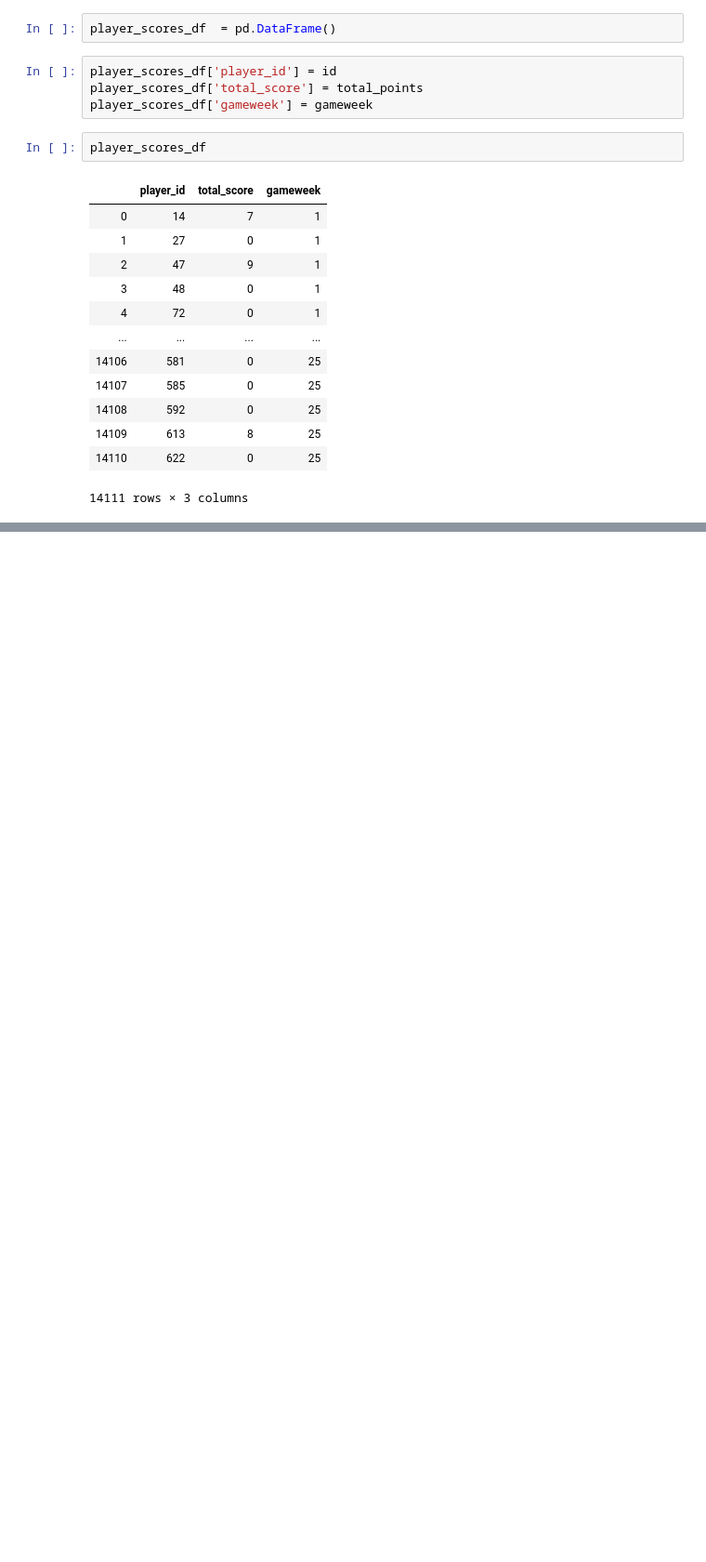
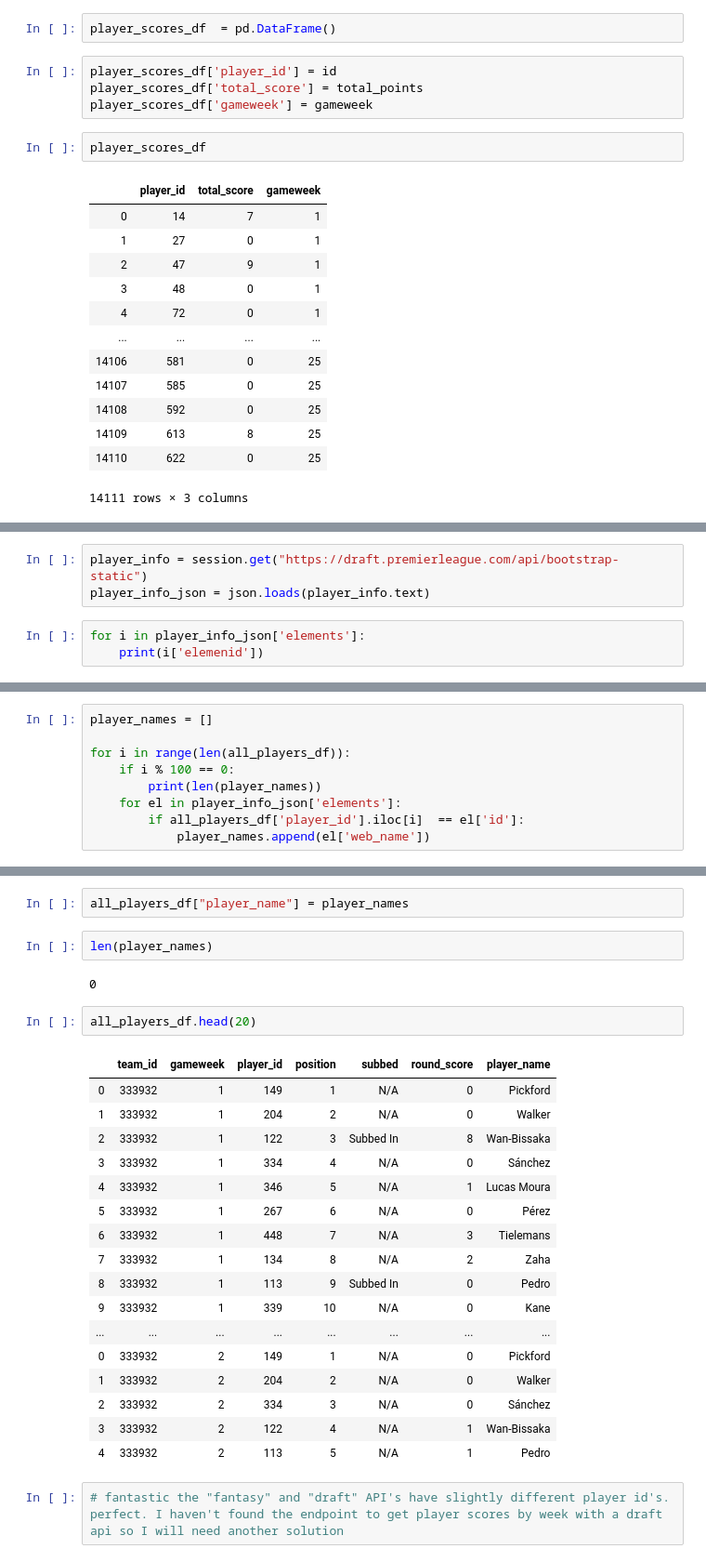
Before and after one commit to Bencabe/FPL_Draft_Analytics, a Jupyter notebook: historic_data.ipynb, the cells around one changed output, grey strips where cells are left out. Shown at 93% size. Cells and saved outputs as stored; diff of their text form; blank space fills up the shorter version.

```diff
--- a/historic_data.ipynb
+++ b/historic_data.ipynb
@@ -325,0 +441,6 @@ player_scores_df
+# %%
+player_info = session.get("https://draft.premierleague.com/api/bootstrap-static")
+player_info_json = json.loads(player_info.text)
+# %%
+for i in player_info_json['elements']:
+    print(i['elemenid'])
@@ -325,0 +469,9 @@ player_scores_df
+# %%
+player_names = []
+
+for i in range(len(all_players_df)):
+    if i % 100 == 0:
+        print(len(player_names))
+    for el in player_info_json['elements']:
+        if all_players_df['player_id'].iloc[i]  == el['id']:
+            player_names.append(el['web_name'])
@@ -325,0 +496,28 @@ player_scores_df
+# %%
+all_players_df["player_name"] = player_names
+# %%
+len(player_names)
+# %% [output]
+0
+# %%
+all_players_df.head(20)
+# %% [output]
+|  | team_id | gameweek | player_id | position | subbed | round_score | player_name |
+| 0 | 333932 | 1 | 149 | 1 | N/A | 0 | Pickford |
+| 1 | 333932 | 1 | 204 | 2 | N/A | 0 | Walker |
+| 2 | 333932 | 1 | 122 | 3 | Subbed In | 8 | Wan-Bissaka |
+| 3 | 333932 | 1 | 334 | 4 | N/A | 0 | Sánchez |
+| 4 | 333932 | 1 | 346 | 5 | N/A | 1 | Lucas Moura |
+| 5 | 333932 | 1 | 267 | 6 | N/A | 0 | Pérez |
+| 6 | 333932 | 1 | 448 | 7 | N/A | 3 | Tielemans |
+| 7 | 333932 | 1 | 134 | 8 | N/A | 2 | Zaha |
+| 8 | 333932 | 1 | 113 | 9 | Subbed In | 0 | Pedro |
+| 9 | 333932 | 1 | 339 | 10 | N/A | 0 | Kane |
+| ... | ... | ... | ... | ... | ... | ... | ... |
+| 0 | 333932 | 2 | 149 | 1 | N/A | 0 | Pickford |
+| 1 | 333932 | 2 | 204 | 2 | N/A | 0 | Walker |
+| 2 | 333932 | 2 | 334 | 3 | N/A | 0 | Sánchez |
+| 3 | 333932 | 2 | 122 | 4 | N/A | 1 | Wan-Bissaka |
+| 4 | 333932 | 2 | 113 | 5 | N/A | 1 | Pedro |
+# %%
+# fantastic the "fantasy" and "draft" API's have slightly different player id's. perfect. I haven't found the endpoint to get player scores by week with a draft api so I will need another solution
```
Also changed, not shown: parts of 45 cells of this notebook.
